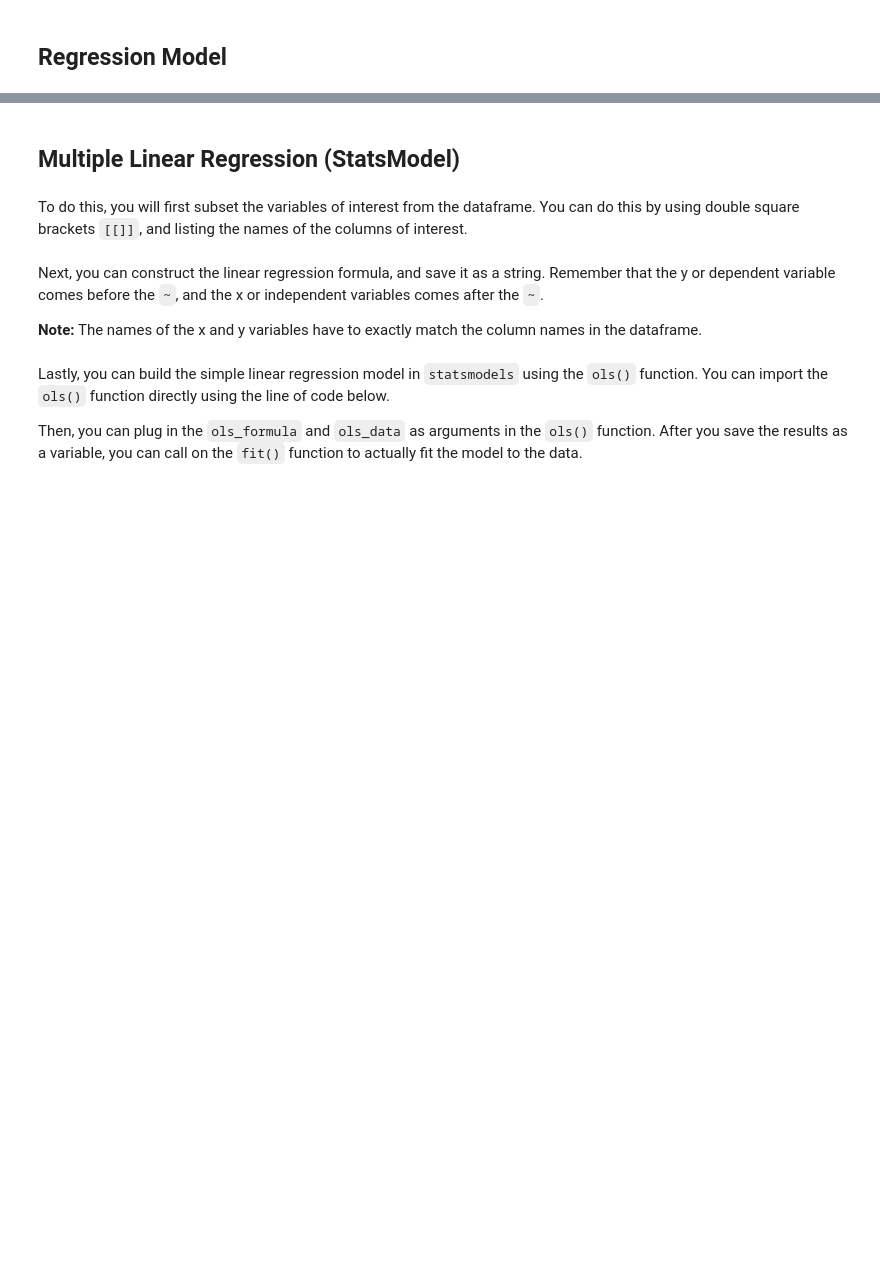
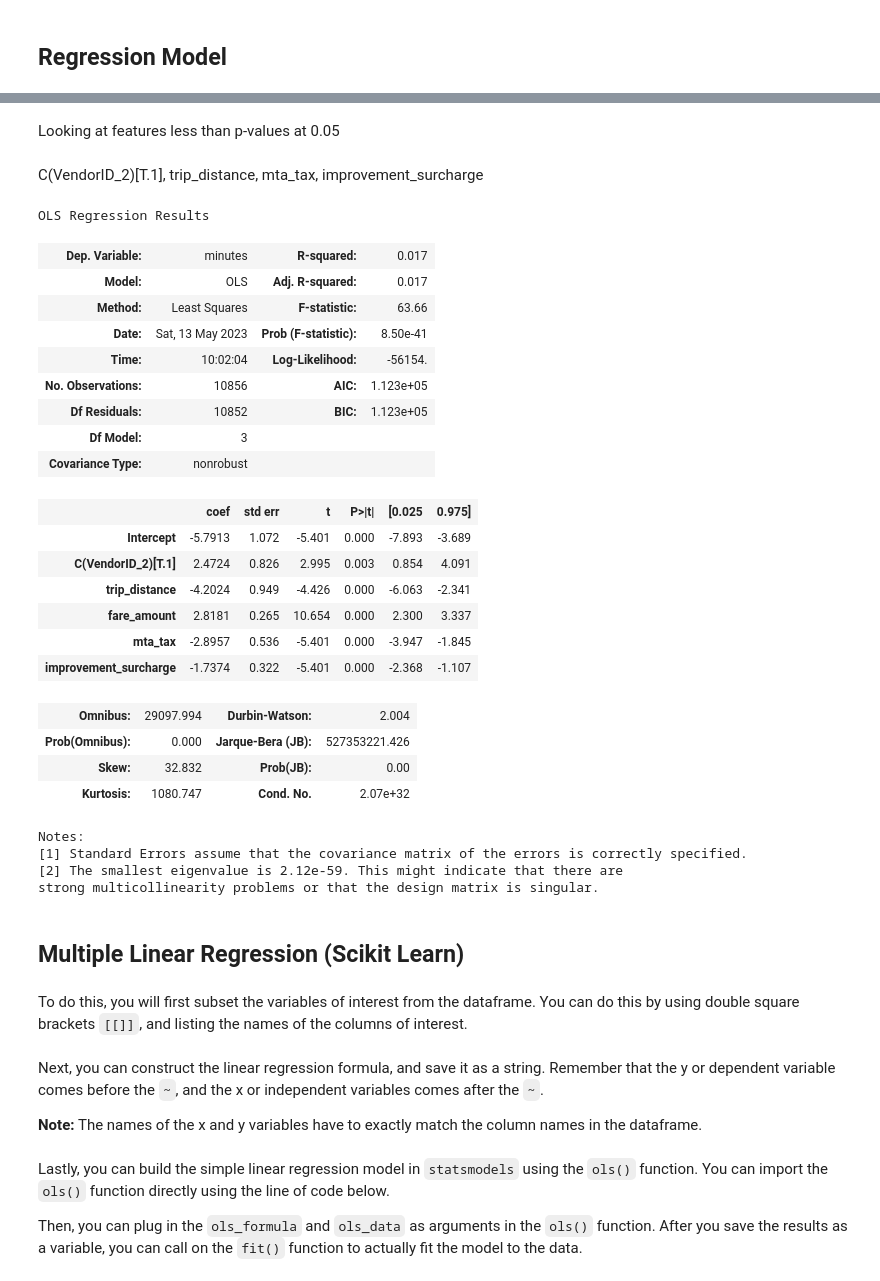
Before and after one commit to dennislamcv1/GoogleADA, a Jupyter notebook: Regression Analysis/Course 5 Automatidata project Second notebook.ipynb, the cells around one changed output, grey strips where cells are left out. Drawn from its saved outputs; the diff is of its cells as text; code cells hidden in the pictures; blank space fills up the shorter version.

```diff
--- a/Regression Analysis/Course 5 Automatidata project Second notebook.ipynb
+++ b/Regression Analysis/Course 5 Automatidata project Second notebook.ipynb
@@ -622,5 +1011,42 @@ sfs.n_features_to_select
+# %% [markdown]
+Looking at features less than p-values at 0.05
+# %% [markdown]
+C(VendorID_2)[T.1], trip_distance, mta_tax, improvement_surcharge
+# %%
+# Repeat MLR with reduced variables
+ols_formula2 = "minutes ~ trip_distance + fare_amount + mta_tax + improvement_surcharge + C(VendorID_2)"
+# %%
+linreg2 = smf.ols(ols_formula2, data=df).fit()
+# %%
+linreg2.summary()
+# %% [output]
+OLS Regression Results
+| Dep. Variable: | minutes | R-squared: | 0.017 |
+| Model: | OLS | Adj. R-squared: | 0.017 |
+| Method: | Least Squares | F-statistic: | 63.66 |
+| Date: | Sat, 13 May 2023 | Prob (F-statistic): | 8.50e-41 |
+| Time: | 10:02:04 | Log-Likelihood: | -56154. |
+| No. Observations: | 10856 | AIC: | 1.123e+05 |
+| Df Residuals: | 10852 | BIC: | 1.123e+05 |
+| Df Model: | 3 |  |  |
+| Covariance Type: | nonrobust |  |  |
+|  | coef | std err | t | P>|t| | [0.025 | 0.975] |
+| Intercept | -5.7913 | 1.072 | -5.401 | 0.000 | -7.893 | -3.689 |
+| C(VendorID_2)[T.1] | 2.4724 | 0.826 | 2.995 | 0.003 | 0.854 | 4.091 |
+| trip_distance | -4.2024 | 0.949 | -4.426 | 0.000 | -6.063 | -2.341 |
+| fare_amount | 2.8181 | 0.265 | 10.654 | 0.000 | 2.300 | 3.337 |
+| mta_tax | -2.8957 | 0.536 | -5.401 | 0.000 | -3.947 | -1.845 |
+| improvement_surcharge | -1.7374 | 0.322 | -5.401 | 0.000 | -2.368 | -1.107 |
+| Omnibus: | 29097.994 | Durbin-Watson: | 2.004 |
+| Prob(Omnibus): | 0.000 | Jarque-Bera (JB): | 527353221.426 |
+| Skew: | 32.832 | Prob(JB): | 0.00 |
+| Kurtosis: | 1080.747 | Cond. No. | 2.07e+32 |
+Notes:
+[1] Standard Errors assume that the covariance matrix of the errors is correctly specified.
+[2] The smallest eigenvalue is 2.12e-59. This might indicate that there are
+strong multicollinearity problems or that the design matrix is singular.
 # %% [markdown]
-## Multiple Linear Regression (StatsModel)
+## Multiple Linear Regression (Scikit Learn)
 # %% [markdown]
 To do this, you will first subset the variables of interest from the dataframe. You can do this by using double square brackets `[[]]`, and listing the names of the columns of interest.
 # %% [markdown]
```
Also changed, not shown: parts of 227 cells of this notebook.
